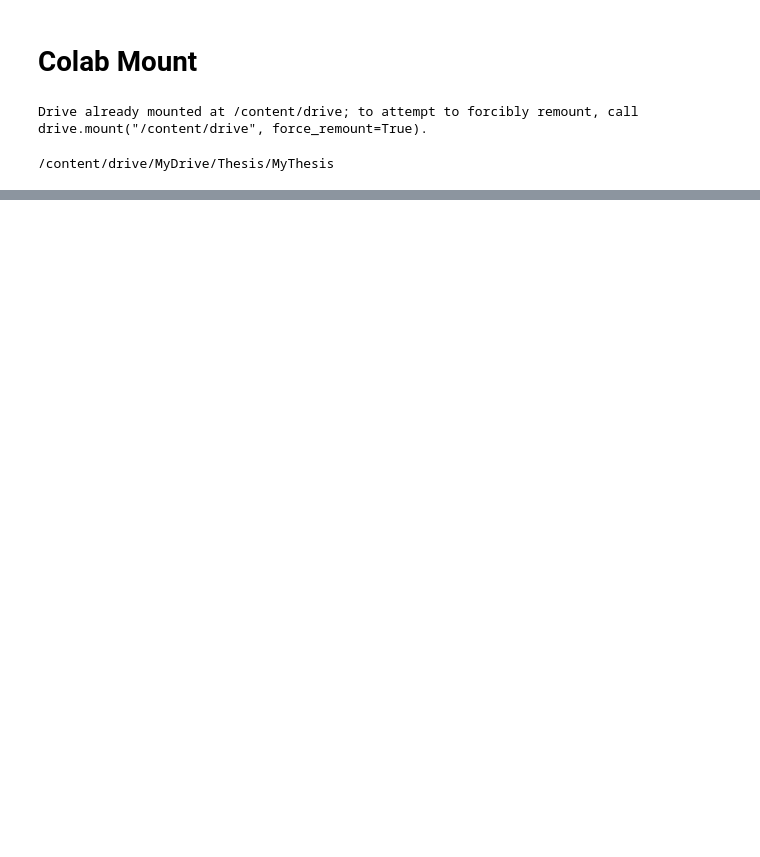
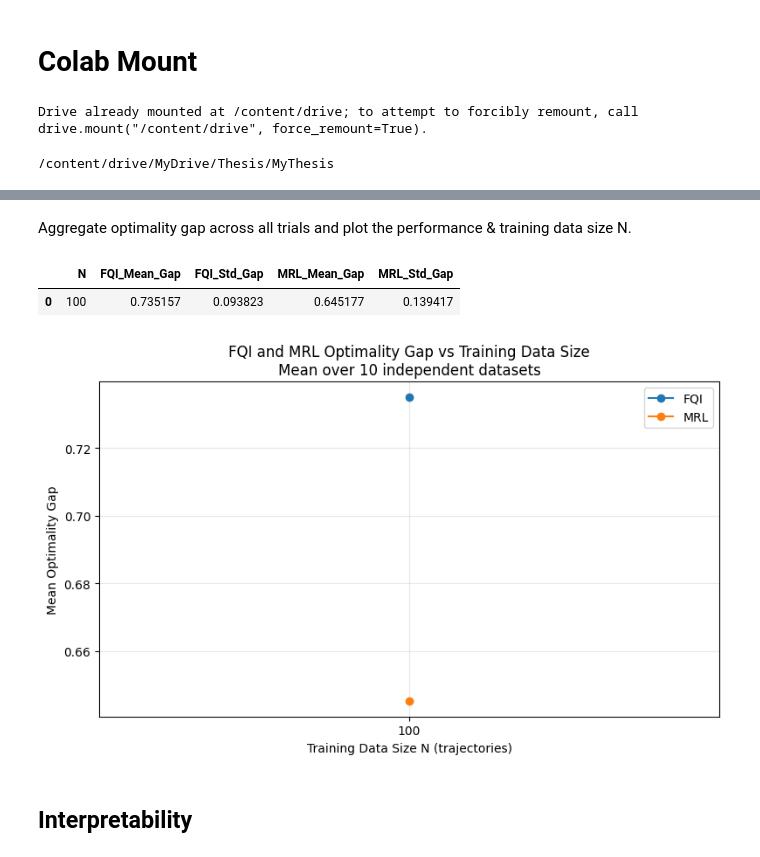
Before and after one commit to yining-wu10/Thesis, a Jupyter notebook: Experiment1.ipynb, the cells around one changed output, grey strips where cells are left out. Drawn from its saved outputs; the diff is of its cells as text; code cells hidden in the pictures; blank space fills up the shorter version.

```diff
--- a/Experiment1.ipynb
+++ b/Experiment1.ipynb
@@ -552,0 +2166,79 @@ print(inspect.getsource(m.create_PR_stochastic))
+# %% [markdown]
+Aggregate optimality gap across all trials and plot the performance & training data size N.
+# %%
+# =========================================================
+# Summarize optimality gap over all independent trials.
+# Compute the mean and standard deviation of the optimality
+# gap for each training data size N.
+# =========================================================
+fqi_mean_gaps = np.nanmean(
+    fqi_gap_matrix,
+    axis=0,
+)
+
+mrl_mean_gaps = np.nanmean(
+    mrl_gap_matrix,
+    axis=0,
+)
+
+fqi_std_gaps = np.nanstd(
+    fqi_gap_matrix,
+    axis=0,
+    ddof=1,
+)
+
+mrl_std_gaps = np.nanstd(
+    mrl_gap_matrix,
+    axis=0,
+    ddof=1,
+)
+
+summary_df = pd.DataFrame(
+    {
+        "N": Ns,
+        "FQI_Mean_Gap": fqi_mean_gaps,
+        "FQI_Std_Gap": fqi_std_gaps,
+        "MRL_Mean_Gap": mrl_mean_gaps,
+        "MRL_Std_Gap": mrl_std_gaps,
+    }
+)
+
+display(summary_df)
+
+# =========================================================
+# Visualize the average performance of FQI and MRL as N increases.
+# =========================================================
+plt.figure(figsize=(8, 5))
+
+plt.plot(
+    Ns,
+    fqi_mean_gaps,
+    marker="o",
+    label="FQI",
+)
+
+plt.plot(
+    Ns,
+    mrl_mean_gaps,
+    marker="o",
+    label="MRL",
+)
+
+plt.xlabel("Training Data Size N (trajectories)")
+plt.ylabel("Mean Optimality Gap")
+plt.title(
+    "FQI and MRL Optimality Gap vs Training Data Size\n"
+    f"Mean over {n_repeats} independent datasets"
+)
+
+plt.xticks(Ns)
+plt.grid(True, alpha=0.3)
+plt.legend()
+plt.tight_layout()
+plt.show()
+# %% [output]
+|  | N | FQI_Mean_Gap | FQI_Std_Gap | MRL_Mean_Gap | MRL_Std_Gap |
+| 0 | 100 | 0.735157 | 0.093823 | 0.645177 | 0.139417 |
+[figure, added]
+# %% [markdown]
+## Interpretability
```
Also changed, not shown: parts of 122 cells of this notebook, 1 other file.
